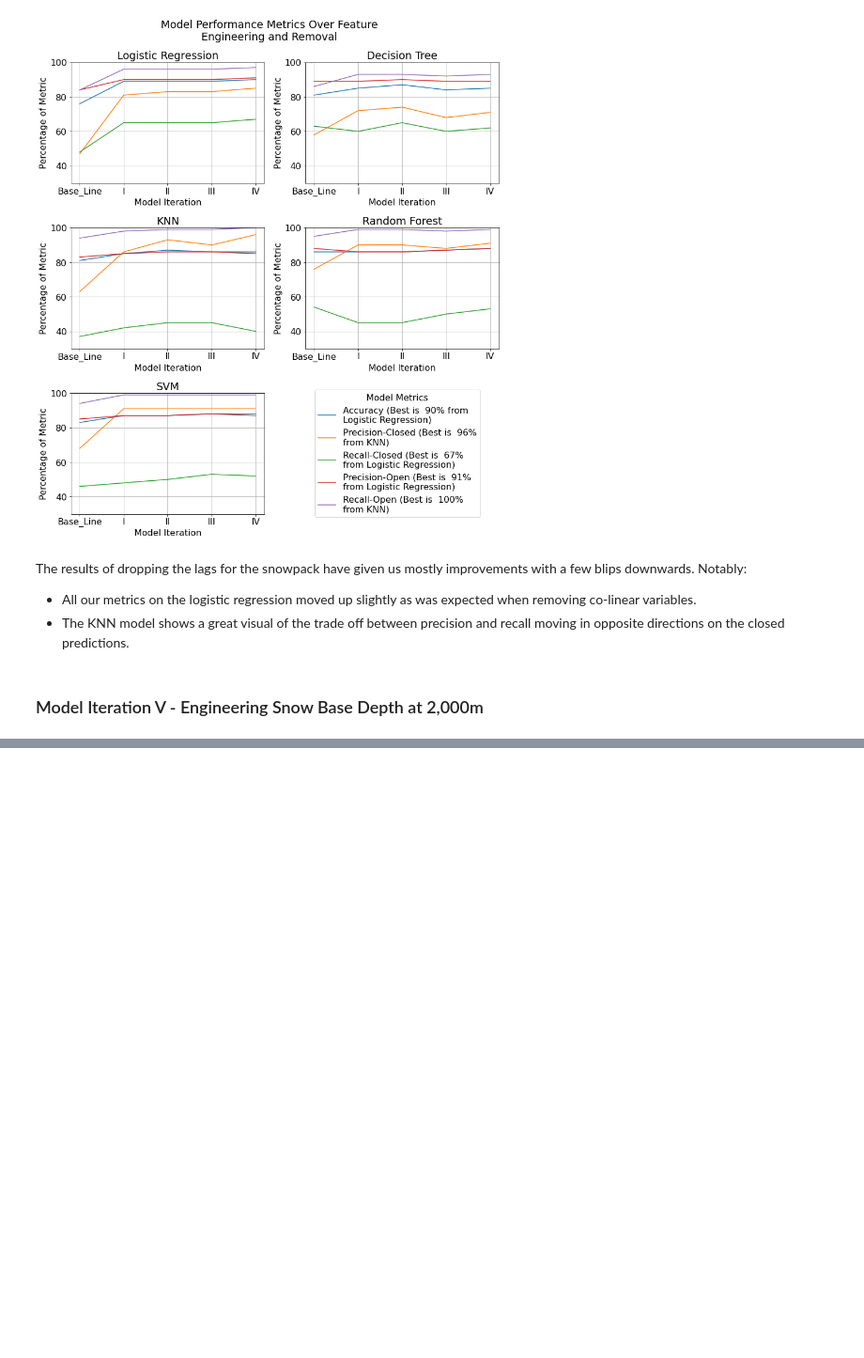
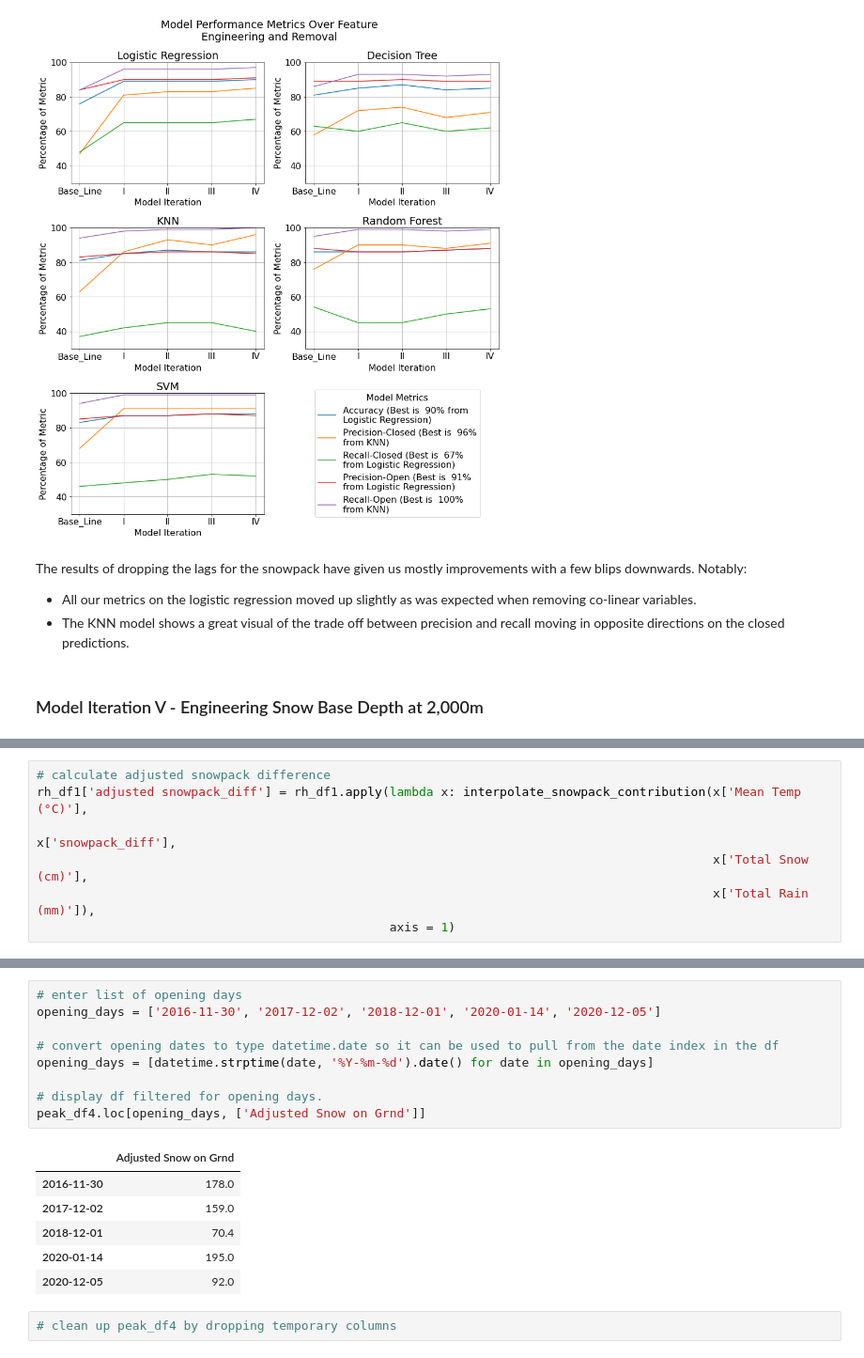
Before and after one commit to wjmatthews/wb_lift_openings, a Jupyter notebook: FeatureEngineeringAndModellingPartII.ipynb, the cells around one changed output, grey strips where cells are left out. Shown at 94% size. Saved outputs shown, nothing was run; the diff lists cells and outputs as text; blank space fills up the shorter version.

```diff
--- a/FeatureEngineeringAndModellingPartII.ipynb
+++ b/FeatureEngineeringAndModellingPartII.ipynb
@@ -915,0 +1047,7 @@ def interpolate_snowpack(row):
+# %%
+# calculate adjusted snowpack difference
+rh_df1['adjusted snowpack_diff'] = rh_df1.apply(lambda x: interpolate_snowpack_contribution(x['Mean Temp (°C)'],
+                                                                                            x['snowpack_diff'],
+                                                                                            x['Total Snow (cm)'],
+                                                                                            x['Total Rain (mm)']),
+                                                axis = 1)
@@ -915,0 +1096,18 @@ def interpolate_snowpack(row):
+# %%
+# enter list of opening days
+opening_days = ['2016-11-30', '2017-12-02', '2018-12-01', '2020-01-14', '2020-12-05']
+
+# convert opening dates to type datetime.date so it can be used to pull from the date index in the df
+opening_days = [datetime.strptime(date, '%Y-%m-%d').date() for date in opening_days]
+
+# display df filtered for opening days.
+peak_df4.loc[opening_days, ['Adjusted Snow on Grnd']]
+# %% [output]
+|  | Adjusted Snow on Grnd |
+| 2016-11-30 | 178.0 |
+| 2017-12-02 | 159.0 |
+| 2018-12-01 | 70.4 |
+| 2020-01-14 | 195.0 |
+| 2020-12-05 | 92.0 |
+# %%
+# clean up peak_df4 by dropping temporary columns
```
Also changed, not shown: parts of 25 cells of this notebook, 1 other file.
